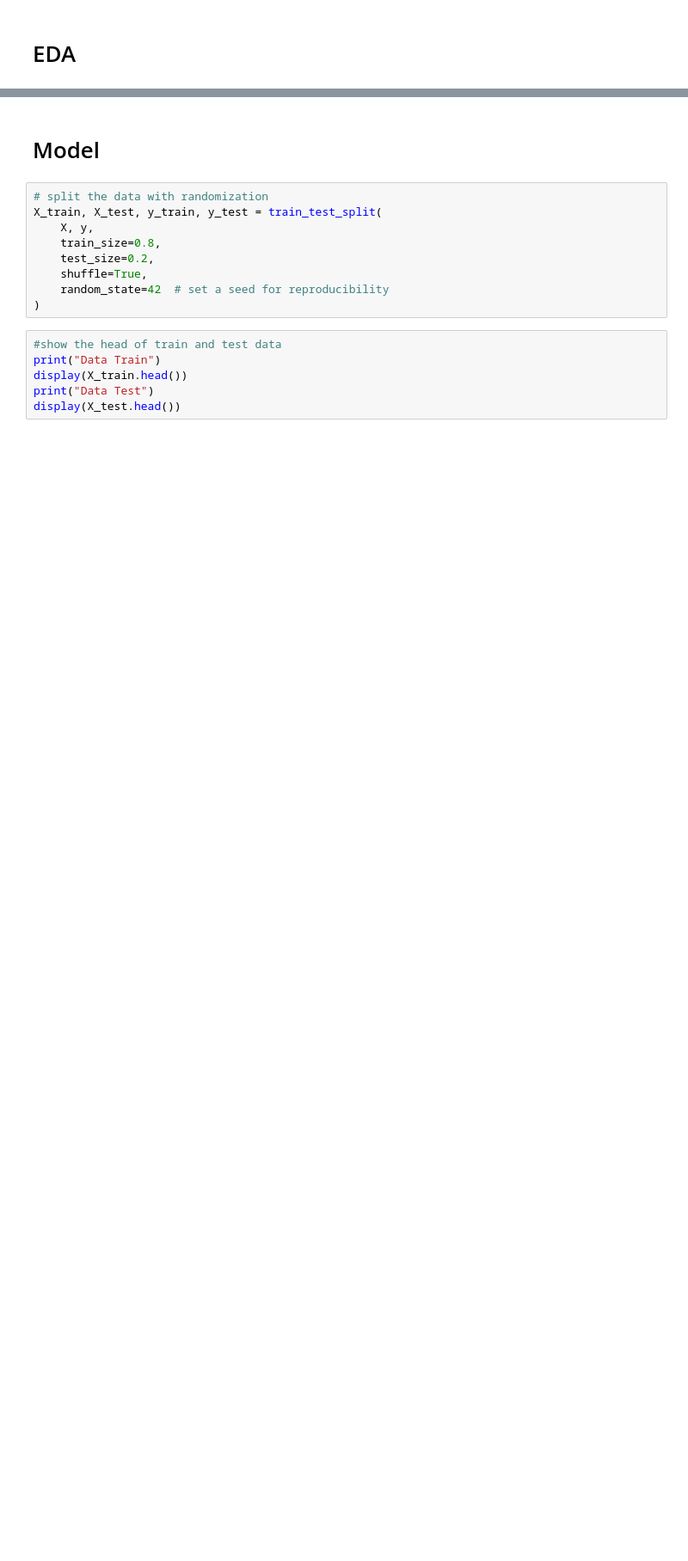
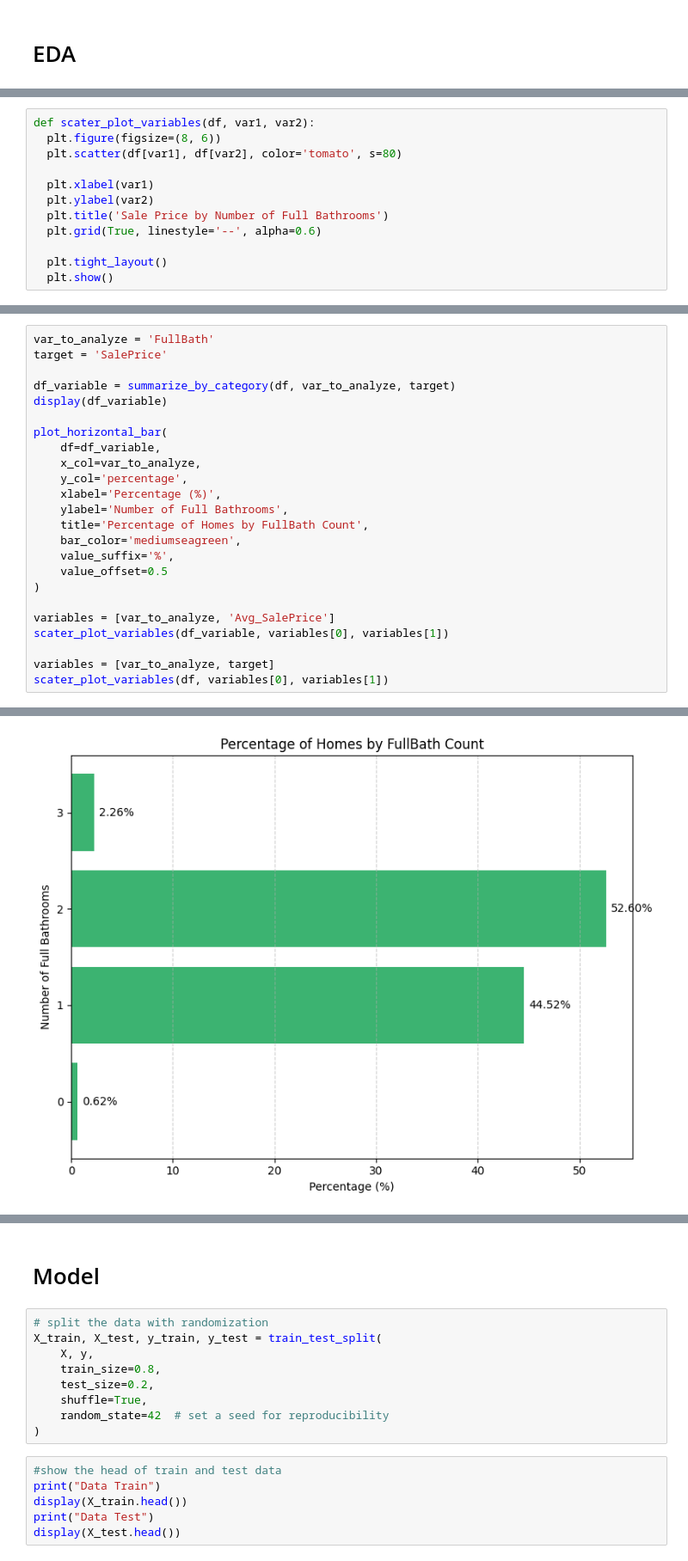
Before and after one commit to gisela1985/ML_models_practice, a Jupyter notebook: RandomForestRegressor.ipynb, the cells around one changed output, grey strips where cells are left out. Shown at 86% size. Drawn from its saved outputs; the diff is of its cells as text; blank space fills up the shorter version.

```diff
--- a/RandomForestRegressor.ipynb
+++ b/RandomForestRegressor.ipynb
@@ -46,0 +146,12 @@ ddd
+# %%
+def scater_plot_variables(df, var1, var2):
+  plt.figure(figsize=(8, 6))
+  plt.scatter(df[var1], df[var2], color='tomato', s=80)
+
+  plt.xlabel(var1)
+  plt.ylabel(var2)
+  plt.title('Sale Price by Number of Full Bathrooms')
+  plt.grid(True, linestyle='--', alpha=0.6)
+
+  plt.tight_layout()
+  plt.show()
@@ -46,0 +160,25 @@ ddd
+# %%
+var_to_analyze = 'FullBath'
+target = 'SalePrice'
+
+df_variable = summarize_by_category(df, var_to_analyze, target)
+display(df_variable)
+
+plot_horizontal_bar(
+    df=df_variable,
+    x_col=var_to_analyze,
+    y_col='percentage',
+    xlabel='Percentage (%)',
+    ylabel='Number of Full Bathrooms',
+    title='Percentage of Homes by FullBath Count',
+    bar_color='mediumseagreen',
+    value_suffix='%',
+    value_offset=0.5
+)
+
+variables = [var_to_analyze, 'Avg_SalePrice']
+scater_plot_variables(df_variable, variables[0], variables[1])
+
+variables = [var_to_analyze, target]
+scater_plot_variables(df, variables[0], variables[1])
+# %% [output]
@@ -46,0 +190 @@ ddd
+[figure, added]
```
Also changed, not shown: parts of 14 cells of this notebook.
